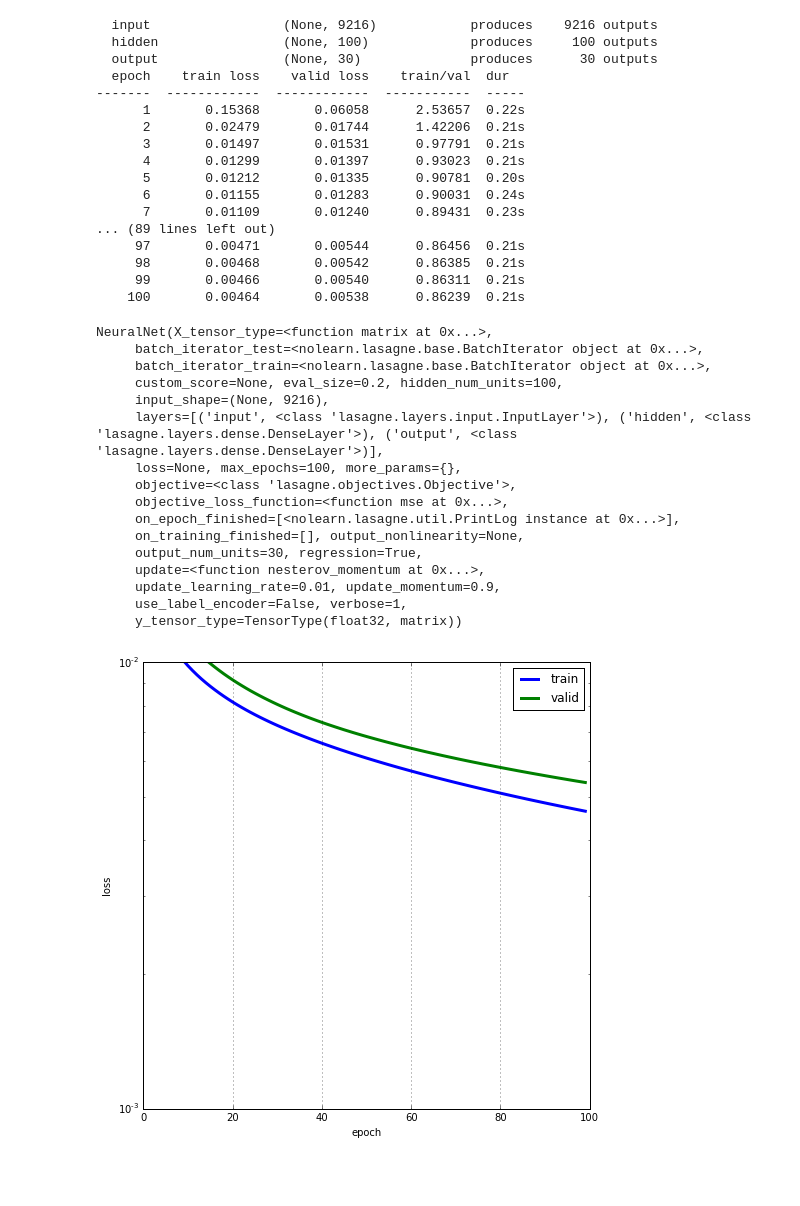
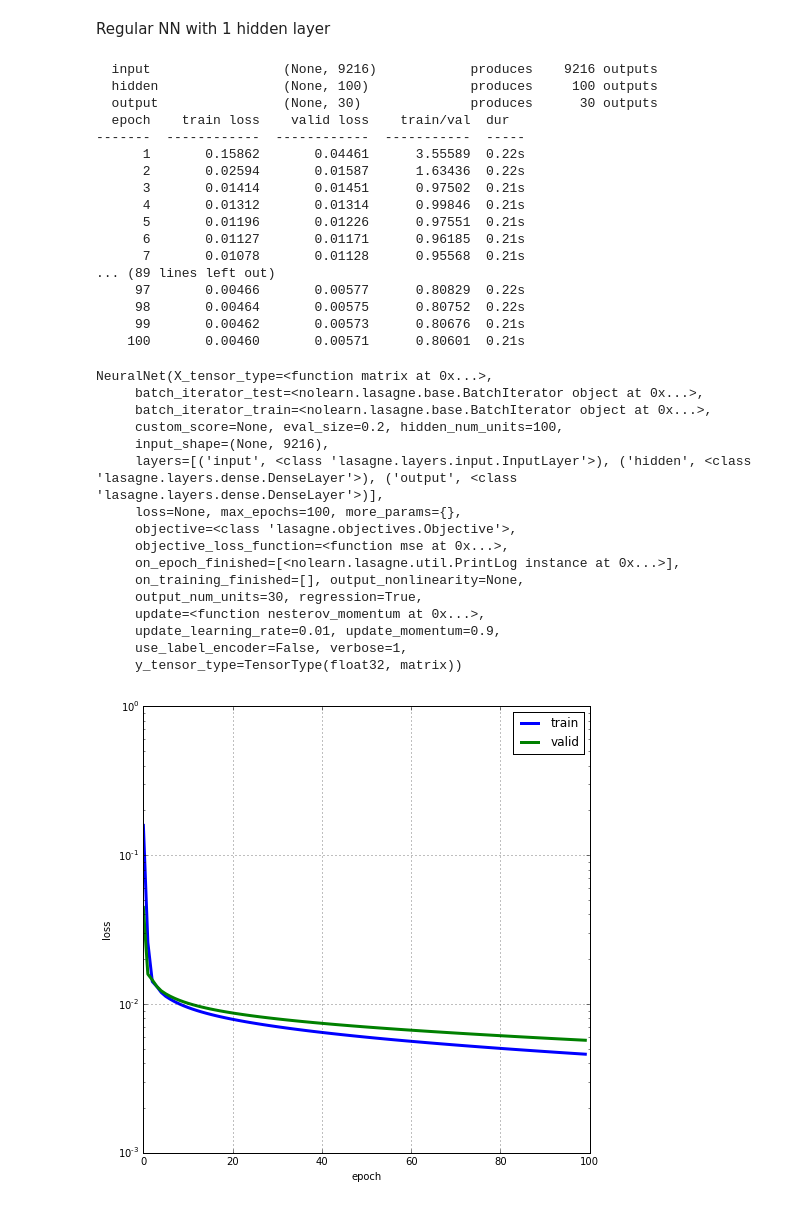
Before and after one commit to leiyang-ucb/W207Final, a Jupyter notebook: LeNet.ipynb, the cells around one changed output. Cells and saved outputs as stored; diff of their text form; code cells hidden in the pictures; blank space fills up the shorter version.

Commit message:
Sort data, testing on groups.

```diff
--- a/LeNet.ipynb
+++ b/LeNet.ipynb
@@ -79,0 +196,33 @@ print '2nd group sample & keypoint: %s' %str(np.array(y_group.items()[big_group[
+# %%
+net2 = NeuralNet(
+    layers=[
+        ('input', layers.InputLayer),
+        ('conv1', layers.Conv2DLayer),
+        ('pool1', layers.MaxPool2DLayer),
+        ('conv2', layers.Conv2DLayer),
+        ('pool2', layers.MaxPool2DLayer),
+        ('conv3', layers.Conv2DLayer),
+        ('pool3', layers.MaxPool2DLayer),
+        ('hidden4', layers.DenseLayer),
+        ('hidden5', layers.DenseLayer),
+        ('output', layers.DenseLayer),
+        ],
+    input_shape=(None, 1, 96, 96),
+    # 3 convoluational layer
+    conv1_num_filters=32, conv1_filter_size=(3, 3), pool1_pool_size=(2, 2),
+    conv2_num_filters=64, conv2_filter_size=(2, 2), pool2_pool_size=(2, 2),
+    conv3_num_filters=128, conv3_filter_size=(2, 2), pool3_pool_size=(2, 2),
+    # 2 fully connected hidden layer
+    hidden4_num_units=500, hidden5_num_units=500,
+    # fully connected output layer, no activation function to give continuous output
+    output_num_units=y2.shape[1], output_nonlinearity=None,
+
+    update_learning_rate=0.01,
+    update_momentum=0.9,
+
+    regression=True,
+    max_epochs=30,
+    verbose=1,
+    )
+
+net2.fit(X2, y2)
@@ -80,5 +292,7 @@ print '2nd group sample & keypoint: %s' %str(np.array(y_group.items()[big_group[
+# %% [markdown]
+Regular NN with 1 hidden layer
 # %%
-net1 = NeuralNet(
+net0 = NeuralNet(
     layers=[  # three layers: one hidden layer
         ('input', layers.InputLayer),
         ('hidden', layers.DenseLayer),
@@ -100,25 +314,25 @@ net1 = NeuralNet(
     verbose=1,
     )
 
-net1.fit(X, y)
+net0.fit(np.array(X_group.items()[big_group[-2]][1]), y2)
 # %% [output]
   input                 (None, 9216)            produces    9216 outputs
   hidden                (None, 100)             produces     100 outputs
   output                (None, 30)              produces      30 outputs
   epoch    train loss    valid loss    train/val  dur
 -------  ------------  ------------  -----------  -----
-      1       0.15368       0.06058      2.53657  0.22s
-      2       0.02479       0.01744      1.42206  0.21s
-      3       0.01497       0.01531      0.97791  0.21s
-      4       0.01299       0.01397      0.93023  0.21s
-      5       0.01212       0.01335      0.90781  0.20s
-      6       0.01155       0.01283      0.90031  0.24s
-      7       0.01109       0.01240      0.89431  0.23s
+      1       0.15862       0.04461      3.55589  0.22s
+      2       0.02594       0.01587      1.63436  0.22s
+      3       0.01414       0.01451      0.97502  0.21s
+      4       0.01312       0.01314      0.99846  0.21s
+      5       0.01196       0.01226      0.97551  0.21s
+      6       0.01127       0.01171      0.96185  0.21s
+      7       0.01078       0.01128      0.95568  0.21s
 ... (89 lines left out)
-     97       0.00471       0.00544      0.86456  0.21s
-     98       0.00468       0.00542      0.86385  0.21s
-     99       0.00466       0.00540      0.86311  0.21s
-    100       0.00464       0.00538      0.86239  0.21s
+     97       0.00466       0.00577      0.80829  0.22s
+     98       0.00464       0.00575      0.80752  0.22s
+     99       0.00462       0.00573      0.80676  0.21s
+    100       0.00460       0.00571      0.80601  0.21s
 NeuralNet(X_tensor_type=<function matrix at 0x...>,
      batch_iterator_test=<nolearn.lasagne.base.BatchIterator object at 0x...>,
      batch_iterator_train=<nolearn.lasagne.base.BatchIterator object at 0x...>,
@@ -136,18 +350,18 @@ NeuralNet(X_tensor_type=<function matrix at 0x...>,
      use_label_encoder=False, verbose=1,
      y_tensor_type=TensorType(float32, matrix))
 # %%
-train_loss = np.array([i["train_loss"] for i in net1.train_history_])
-valid_loss = np.array([i["valid_loss"] for i in net1.train_history_])
+train_loss = np.array([i["train_loss"] for i in net0.train_history_])
+valid_loss = np.array([i["valid_loss"] for i in net0.train_history_])
 # print train_loss
 plt.figure(figsize=(8, 8))
 plt.plot(train_loss, linewidth=3, label="train")
 plt.plot(valid_loss, linewidth=3, label="valid")
 plt.grid()
 plt.legend()
 plt.xlabel("epoch")
 plt.ylabel("loss")
-plt.ylim(1e-3, 1e-2)
+# plt.ylim(1e-3, 1e-1)
 plt.yscale("log")
 plt.show()
 # %% [output]
-[figure, old version]
+[figure, new version]
```
Also changed, not shown: parts of 15 cells of this notebook, 1 other file.
